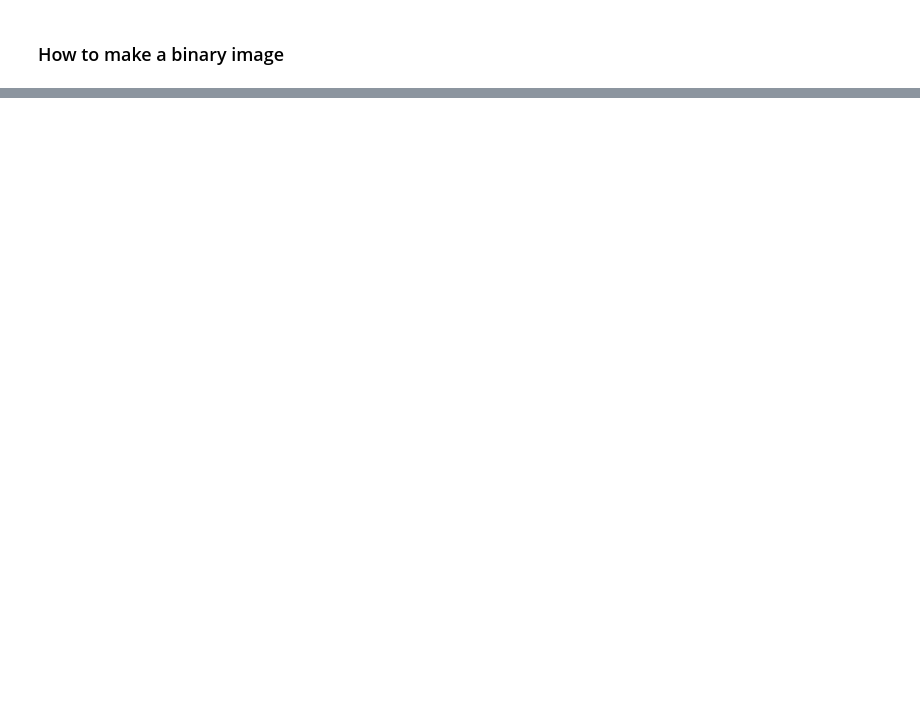
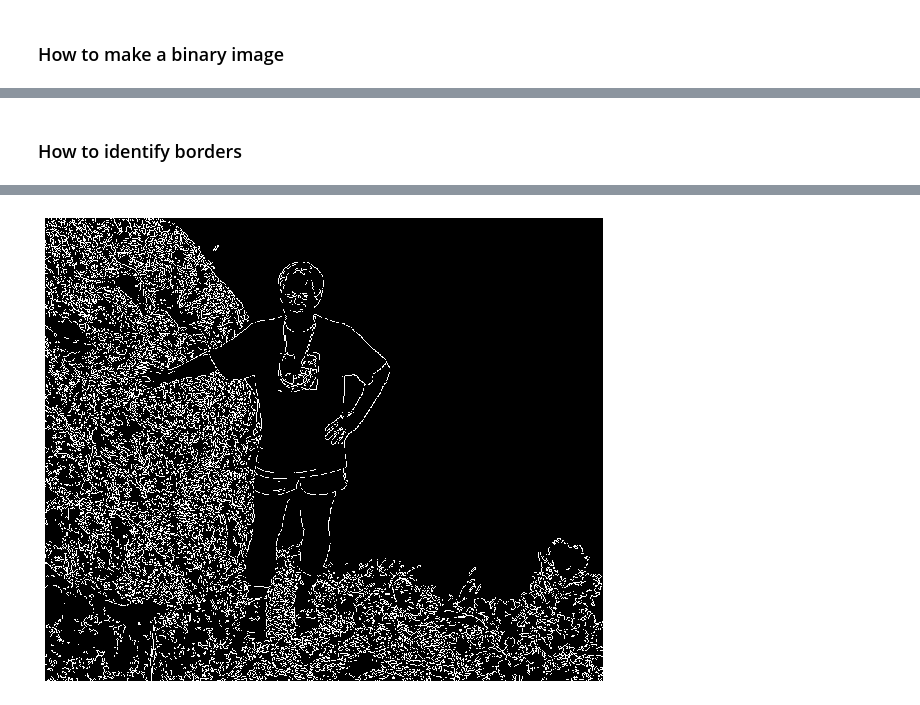
Before and after one commit to mcarujo/pdi, a Jupyter notebook: DIP.ipynb, the cells around one changed output, grey strips where cells are left out. Drawn from its saved outputs; the diff is of its cells as text; code cells hidden in the pictures; blank space fills up the shorter version.

```diff
--- a/DIP.ipynb
+++ b/DIP.ipynb
@@ -144,0 +155,7 @@ plot_img_by_obj(img_bin)
+# %% [markdown]
+### How to identify borders
+# %%
+img_c = cv2.Canny(img, 100, 200)
+plot_hist(img_c, "Histogram")
+plot_img_by_obj(img_c)
+# %% [output]
@@ -144,0 +163 @@ plot_img_by_obj(img_bin)
+[figure, added]
```
Also changed, not shown: parts of 5 cells of this notebook.
